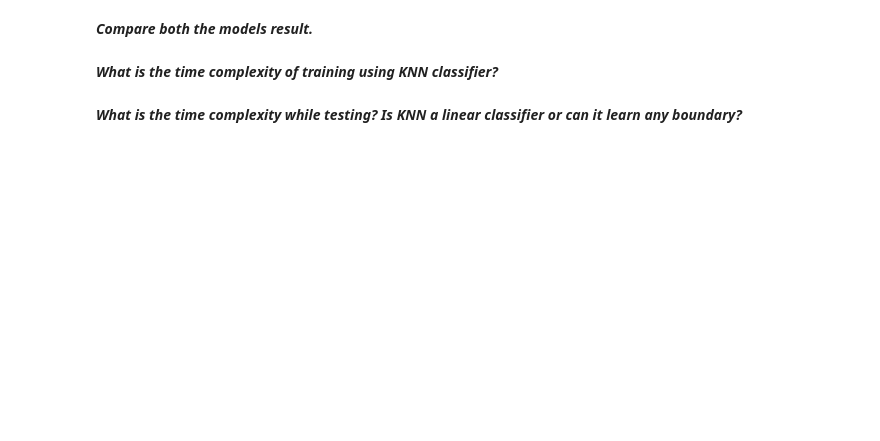
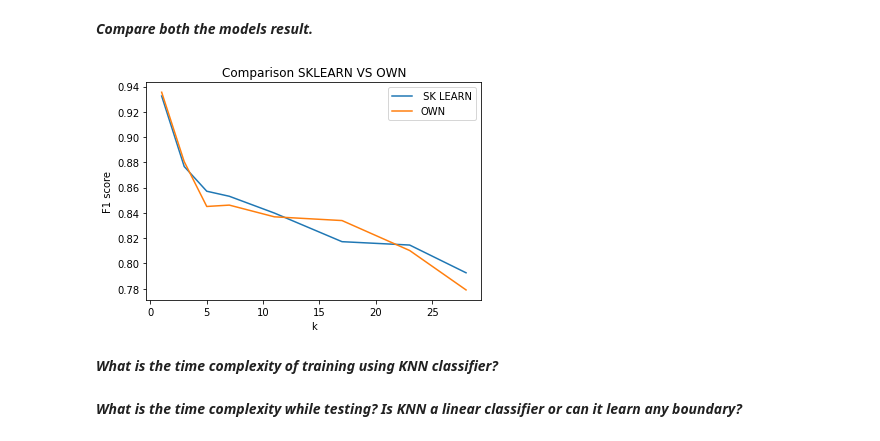
Before and after one commit to soumodiptab/Statistical-Methods-In-AI-Spring-22, a Jupyter notebook: Assignment1/testing/2021201086_Assignment1_Question3.ipynb, the cells around one changed output. Saved outputs shown, nothing was run; the diff lists cells and outputs as text; code cells hidden in the pictures; blank space fills up the shorter version.

```diff
--- a/Assignment1/testing/2021201086_Assignment1_Question3.ipynb
+++ b/Assignment1/testing/2021201086_Assignment1_Question3.ipynb
@@ -629,5 +540,15 @@ print(accuracy_list_pred_sk)
 # %% [markdown]
 ***Compare both the models result.***
+# %%
+plt.plot(k_values,accuracy_list_pred_sk,label=" SK LEARN")
+plt.plot(k_values,f1_scores_cosine,label="OWN")
+plt.legend()
+plt.xlabel("k")
+plt.ylabel("F1 score")
+plt.title("Comparison SKLEARN VS OWN")
+plt.show()
+# %% [output]
+[figure, added]
 # %% [markdown]
 ***What is the time complexity of training using KNN classifier?***
 # %% [markdown]
```
Also changed, not shown: parts of 22 cells of this notebook.
